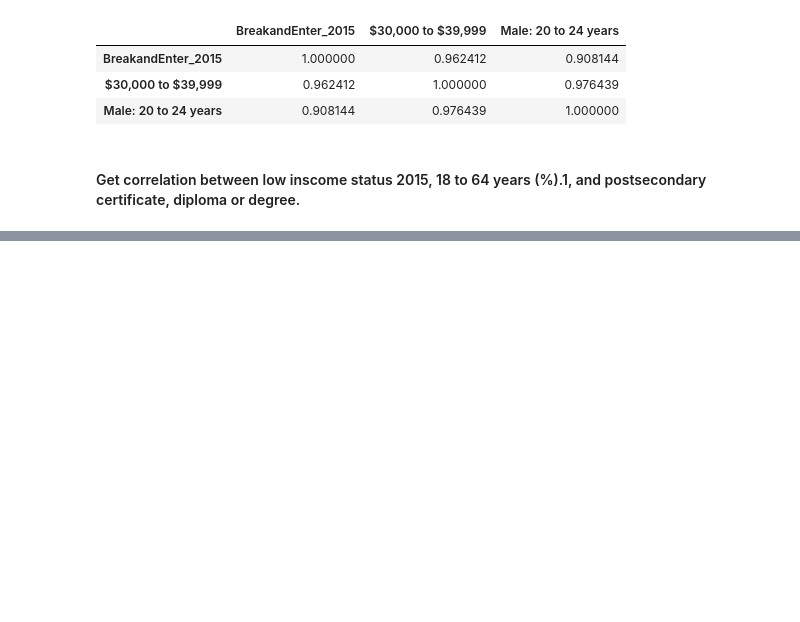
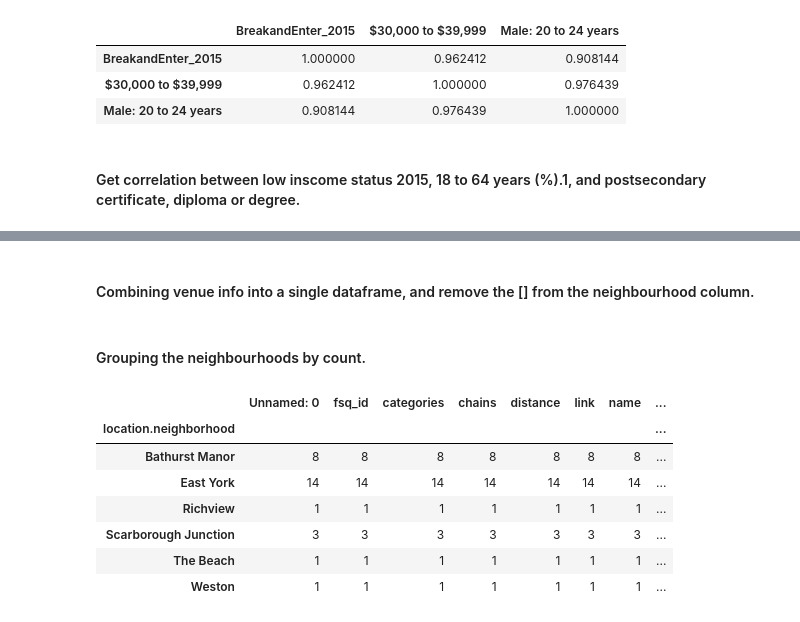
Before and after one commit to OwenMussy99/AI_Final_Proj, a Jupyter notebook: Final/AI_Final_Proj_Code.ipynb, the cells around one changed output, grey strips where cells are left out. Cells and saved outputs as stored; diff of their text form; code cells hidden in the pictures; blank space fills up the shorter version.

```diff
--- a/Final/AI_Final_Proj_Code.ipynb
+++ b/Final/AI_Final_Proj_Code.ipynb
@@ -488,0 +446,2 @@ TypeError: getNearbyVenues() got an unexpected keyword argument 'latitudes'
+# %% [markdown]
+#### Combining venue info into a single dataframe, and remove the [] from the neighbourhood column.
@@ -488,0 +455,14 @@ TypeError: getNearbyVenues() got an unexpected keyword argument 'latitudes'
+# %% [markdown]
+#### Grouping the neighbourhoods by count.
+# %%
+venueInfo2 = venueInfo.groupby('location.neighborhood').count()
+venueInfo2
+# %% [output]
+|  | Unnamed: 0 | fsq_id | categories | chains | distance | link | name | ... |
+| location.neighborhood |  |  |  |  |  |  |  | ... |
+| Bathurst Manor | 8 | 8 | 8 | 8 | 8 | 8 | 8 | ... |
+| East York | 14 | 14 | 14 | 14 | 14 | 14 | 14 | ... |
+| Richview | 1 | 1 | 1 | 1 | 1 | 1 | 1 | ... |
+| Scarborough Junction | 3 | 3 | 3 | 3 | 3 | 3 | 3 | ... |
+| The Beach | 1 | 1 | 1 | 1 | 1 | 1 | 1 | ... |
+| Weston | 1 | 1 | 1 | 1 | 1 | 1 | 1 | ... |
```
Also changed, not shown: parts of 21 cells of this notebook, 1 other file.
